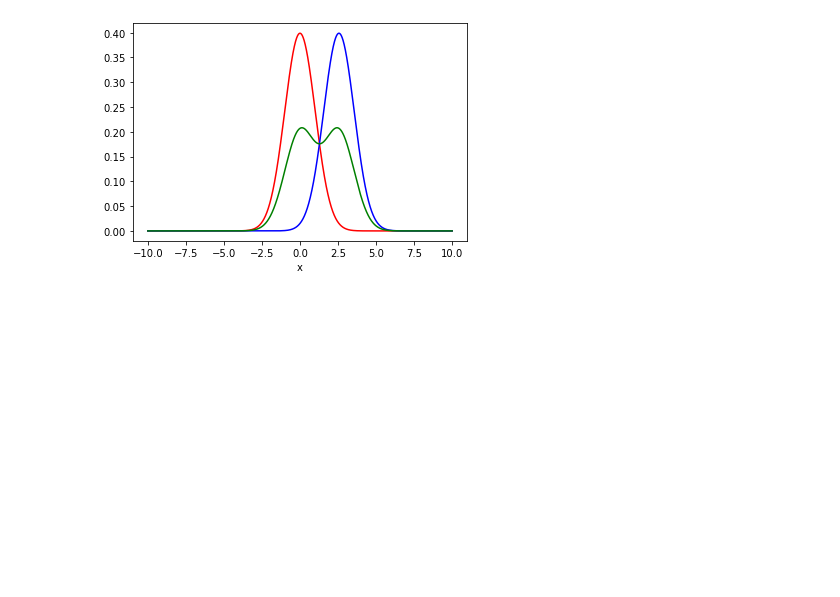
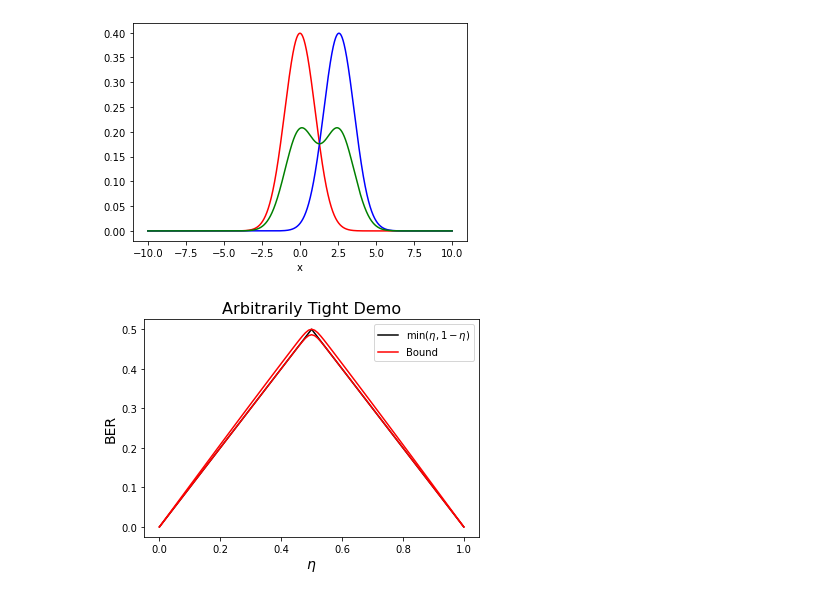
Before and after one commit to rj-may/BER_Bounds_Eval, a Jupyter notebook: plots/Paper_Arb_demo.ipynb, the cells around one changed output. Cells and saved outputs as stored; diff of their text form; code cells hidden in the pictures; blank space fills up the shorter version.

Commit message:
some good changes for calculating the bounds

```diff
--- a/plots/Paper_Arb_demo.ipynb
+++ b/plots/Paper_Arb_demo.ipynb
@@ -55,4 +55,39 @@ plt.show()
 # %% [output]
 [figure]
 # %%
-glx
+import numpy as np
+import matplotlib.pyplot as plt
+from scipy.stats import norm
+
+fs = 14
+# Clear all
+plt.clf()
+
+dx = 0.001
+x = np.arange(-10, 10 + dx, dx)
+
+f0 = norm.pdf(x, 0, 1)
+f1 = norm.pdf(x, 2.56, 1)
+
+fmin = np.minimum(f0, f1)
+
+a = 50
+eta = np.arange(0, 1.01, 0.01)
+gl = 1 / a * np.log((1 + np.exp(-a)) / (np.exp(-a * eta) + np.exp(-a * (1 - eta))))
+gu = gl + (1 - 2 * gl[np.where(eta == 0.5)]) * 0.5 * np.sin(np.pi * eta)
+
+# Plotting
+plt.figure(1)
+plt.plot(eta, np.minimum(eta, 1 - eta), 'k', label=r"$\min(\eta, 1 - \eta)$")
+
+
+plt.plot(eta, gl, 'r', label="Bound")
+plt.plot(eta, gu, 'r')
+plt.title("Arbitrarily Tight Demo", fontsize = fs +2)
+plt.xlabel(r"$\eta$", fontsize = fs)
+plt.ylabel("BER", fontsize =fs)
+plt.legend()
+
+plt.savefig("tight_demo.png", dpi=300, bbox_inches='tight')
+# %% [output]
+[figure, added]
```
Also changed, not shown: 2 other files.
